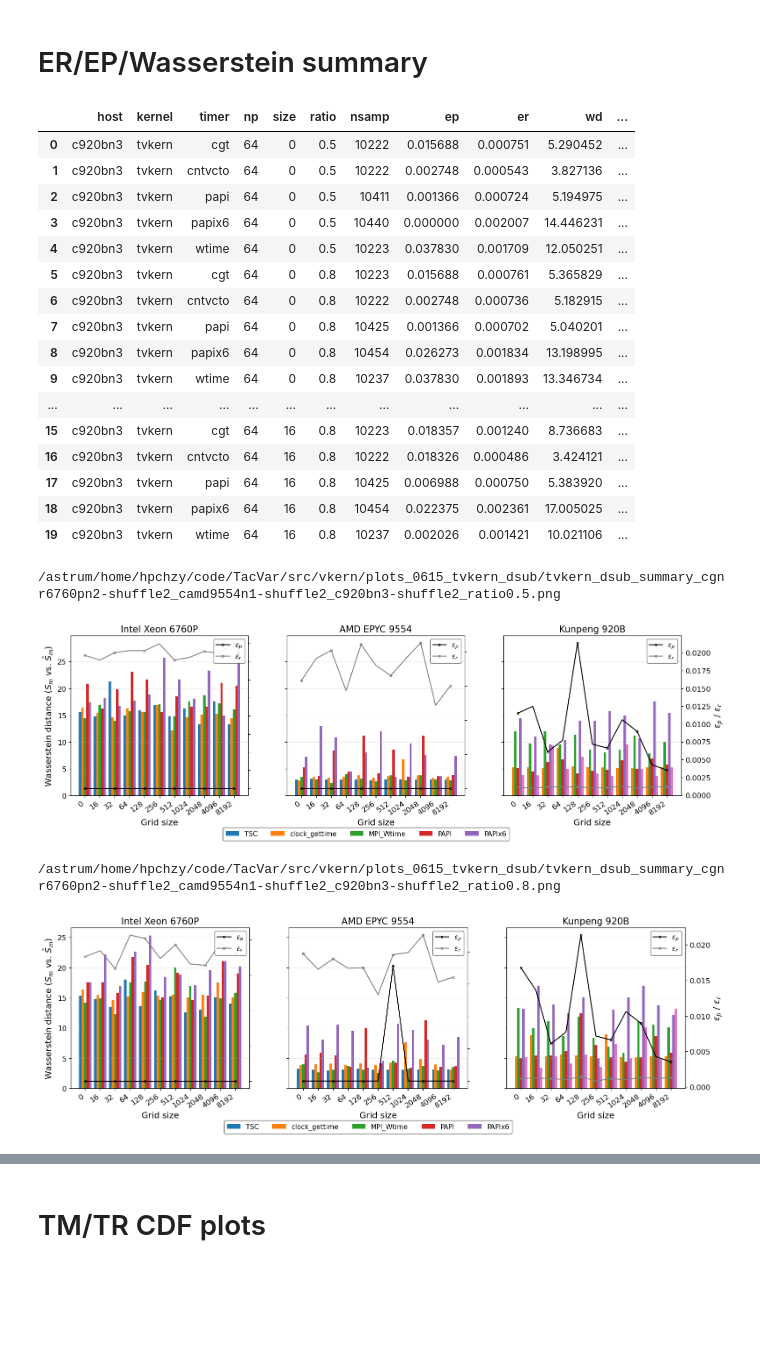
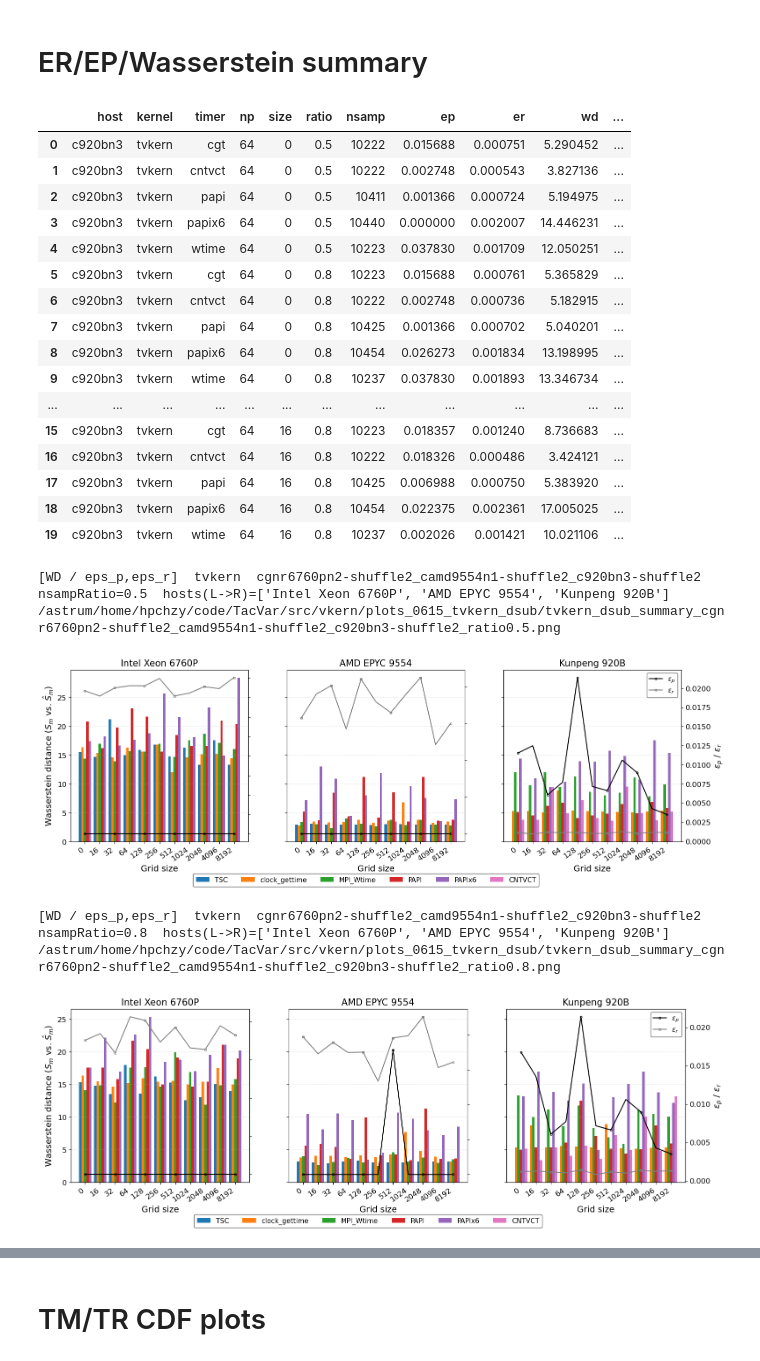
Before and after one commit to HunterHan/TacVar, a Jupyter notebook: src/vkern/plot_entry_filt.tvkern.0615.ipynb, the cells around one changed output, grey strips where cells are left out. Cells and saved outputs as stored; diff of their text form; code cells hidden in the pictures; blank space fills up the shorter version.

```diff
--- a/src/vkern/plot_entry_filt.tvkern.0615.ipynb
+++ b/src/vkern/plot_entry_filt.tvkern.0615.ipynb
@@ -82,7 +82,7 @@ TIMER_COLORS = {
     'tsc': '#1f77b4',
     'tsc_fence': '#4f8dd3',
     'tsc_native': '#17becf',
-    'cntvct': '#00a6d6',
+    'cntvct': '#e377c2',
     'cntvcto': '#e377c2',
 }
 
@@ -240,6 +240,7 @@ entries.sort_values(['host', 'kernel', 'np', 'size', 'ratio', 'timer'], inplace=
 print(f'entries: {len(entries)}')
 
 entries = entries[(entries['timer'] != 'cntvct') & (entries['timer'] != 'tsc_native')]
+entries['timer'] = entries['timer'].replace('cntvcto', 'cntvct')
 entries.head(20)
 # %% [output]
 entries: 396
@@ -346,18 +347,18 @@ df[['host', 'kernel', 'timer', 'np', 'size', 'ratio', 'nsamp', 'ep', 'er', 'wd',
 # %% [output]
 |  | host | kernel | timer | np | size | ratio | nsamp | ep | er | wd | ... |
 | 0 | c920bn3 | tvkern | cgt | 64 | 0 | 0.5 | 10222 | 0.015688 | 0.000751 | 5.290452 | ... |
-| 1 | c920bn3 | tvkern | cntvcto | 64 | 0 | 0.5 | 10222 | 0.002748 | 0.000543 | 3.827136 | ... |
+| 1 | c920bn3 | tvkern | cntvct | 64 | 0 | 0.5 | 10222 | 0.002748 | 0.000543 | 3.827136 | ... |
 | 2 | c920bn3 | tvkern | papi | 64 | 0 | 0.5 | 10411 | 0.001366 | 0.000724 | 5.194975 | ... |
 | 3 | c920bn3 | tvkern | papix6 | 64 | 0 | 0.5 | 10440 | 0.000000 | 0.002007 | 14.446231 | ... |
 | 4 | c920bn3 | tvkern | wtime | 64 | 0 | 0.5 | 10223 | 0.037830 | 0.001709 | 12.050251 | ... |
 | 5 | c920bn3 | tvkern | cgt | 64 | 0 | 0.8 | 10223 | 0.015688 | 0.000761 | 5.365829 | ... |
-| 6 | c920bn3 | tvkern | cntvcto | 64 | 0 | 0.8 | 10222 | 0.002748 | 0.000736 | 5.182915 | ... |
+| 6 | c920bn3 | tvkern | cntvct | 64 | 0 | 0.8 | 10222 | 0.002748 | 0.000736 | 5.182915 | ... |
 | 7 | c920bn3 | tvkern | papi | 64 | 0 | 0.8 | 10425 | 0.001366 | 0.000702 | 5.040201 | ... |
 | 8 | c920bn3 | tvkern | papix6 | 64 | 0 | 0.8 | 10454 | 0.026273 | 0.001834 | 13.198995 | ... |
 | 9 | c920bn3 | tvkern | wtime | 64 | 0 | 0.8 | 10237 | 0.037830 | 0.001893 | 13.346734 | ... |
 | ... | ... | ... | ... | ... | ... | ... | ... | ... | ... | ... | ... |
 | 15 | c920bn3 | tvkern | cgt | 64 | 16 | 0.8 | 10223 | 0.018357 | 0.001240 | 8.736683 | ... |
-| 16 | c920bn3 | tvkern | cntvcto | 64 | 16 | 0.8 | 10222 | 0.018326 | 0.000486 | 3.424121 | ... |
+| 16 | c920bn3 | tvkern | cntvct | 64 | 16 | 0.8 | 10222 | 0.018326 | 0.000486 | 3.424121 | ... |
 | 17 | c920bn3 | tvkern | papi | 64 | 16 | 0.8 | 10425 | 0.006988 | 0.000750 | 5.383920 | ... |
 | 18 | c920bn3 | tvkern | papix6 | 64 | 16 | 0.8 | 10454 | 0.022375 | 0.002361 | 17.005025 | ... |
 | 19 | c920bn3 | tvkern | wtime | 64 | 16 | 0.8 | 10237 | 0.002026 | 0.001421 | 10.021106 | ... |
@@ -379,9 +380,12 @@ for ratio, ratio_df in df.groupby('ratio', sort=True):
     hosts = [host for host in HOST_ORDER if host in set(plot_df['host'])]
     if not hosts:
         continue
+    print(f'[WD / eps_p,eps_r]  tvkern  {SHUFFLE_LABEL}  nsampRatio={ratio:g}  hosts(L->R)={[HOST_LABELS.get(h, h) for h in hosts]}')
     fig, axes = plt.subplots(1, len(hosts), figsize=(6.0 * len(hosts), 4.8), sharey=True, constrained_layout=False)
     axes = np.atleast_1d(axes)
 
+    bar_legend = {}
+    eps_handles = None
     for ax1, host in zip(axes, hosts):
         host_df = plot_df[plot_df['host'] == host].copy()
         timers = sorted(host_df['timer'].unique(), key=timer_sort_key)
@@ -391,48 +395,48 @@ for ratio, ratio_df in df.groupby('ratio', sort=True):
         for i, timer in enumerate(timers):
             sub = host_df[host_df['timer'] == timer].set_index('size_str').reindex(size_order)
             offset = (i - (len(timers) - 1) / 2) * width
-            ax1.bar(x + offset, sub[metric_bar], width=width, label=timer_label(timer), color=TIMER_COLORS.get(timer))
+            b = ax1.bar(x + offset, sub[metric_bar], width=width, label=timer_label(timer), color=TIMER_COLORS.get(timer))
+            bar_legend.setdefault(timer_label(timer), b)
 
         ax1.set_title(HOST_LABELS.get(host, host), fontsize=TITLE_FONTSIZE)
         ax1.set_xlabel('Grid size', fontsize=AXIS_LABEL_FONTSIZE)
         ax1.set_xticks(x)
         ax1.set_xticklabels(size_order, rotation=35, ha='right', fontsize=TICK_FONTSIZE)
         ax1.grid(axis='y', linestyle='--', alpha=0.35)
         ax1.tick_params(axis='y', labelsize=TICK_FONTSIZE)
         if ax1 is axes[0]:
             ax1.set_ylabel(r'Wasserstein distance ($S_m$ vs. $\hat{S}_m$)', fontsize=AXIS_LABEL_FONTSIZE)
 
         ax2 = ax1.twinx()
         line_df = host_df.groupby('size_str', observed=True)[line_metrics].mean().reindex(size_order)
         ep_line, = ax2.plot(x, line_df['ep'], marker='o', markevery=2, markersize=3.2, markerfacecolor='none', markeredgewidth=0.8, label=r'$\epsilon_p$', color='black')
         er_line, = ax2.plot(x, line_df['er'], marker='s', markevery=2, markersize=3.2, markerfacecolor='none', markeredgewidth=0.8, label=r'$\epsilon_r$', color='gray')
-        # ax2.set_ylim(0, 0.05)
+        eps_handles = [ep_line, er_line]
         ax2.tick_params(axis='y', labelsize=TICK_FONTSIZE)
         if ax1 is axes[-1]:
             ax2.set_ylabel(r'$\epsilon_p$ / $\epsilon_r$', fontsize=AXIS_LABEL_FONTSIZE)
+            ax2.legend(handles=eps_handles, loc='upper right', fontsize=LEGEND_FONTSIZE, frameon=True, framealpha=0.9, edgecolor='0.35')
         else:
             ax2.set_yticklabels([])
-        ax2.legend(handles=[ep_line, er_line], loc='upper right', fontsize=LEGEND_FONTSIZE, frameon=True, framealpha=0.9, edgecolor='0.35')
 
-    handles, labels = axes[0].get_legend_handles_labels()
     fig.legend(
-        handles, labels,
-        ncol=min(6, max(1, len(labels))), fontsize=LEGEND_FONTSIZE,
+        list(bar_legend.values()), list(bar_legend.keys()),
+        ncol=min(6, max(1, len(bar_legend))), fontsize=LEGEND_FONTSIZE,
         loc='lower center', bbox_to_anchor=(0.5, -0.13),
         frameon=True, framealpha=0.95, edgecolor='0.35', borderpad=0.45,
     )
-    # fig.suptitle(f'tvkern dsub, {SHUFFLE_LABEL}, nsampRatio={ratio:g}', y=1.02)
-    # fig.suptitle(f'Wasserstein ', y=1.02)
-    fig.subplots_adjust(bottom=0.10, top=0.86, wspace=0.22)
+    fig.subplots_adjust(bottom=0.10, top=0.92, wspace=0.22)
 
     if SAVE_FIG:
         out = OUT_DIR / f'tvkern_dsub_summary_{SHUFFLE_LABEL}_ratio{ratio:g}.png'
         fig.savefig(out, dpi=220, bbox_inches='tight')
         print(out)
     plt.show()
 # %% [output]
+[WD / eps_p,eps_r]  tvkern  cgnr6760pn2-shuffle2_camd9554n1-shuffle2_c920bn3-shuffle2  nsampRatio=0.5  hosts(L->R)=['Intel Xeon 6760P', 'AMD EPYC 9554', 'Kunpeng 920B']
 /astrum/home/hpchzy/code/TacVar/src/vkern/plots_0615_tvkern_dsub/tvkern_dsub_summary_cgnr6760pn2-shuffle2_camd9554n1-shuffle2_c920bn3-shuffle2_ratio0.5.png
-[figure, old version]
+[figure, new version]
+[WD / eps_p,eps_r]  tvkern  cgnr6760pn2-shuffle2_camd9554n1-shuffle2_c920bn3-shuffle2  nsampRatio=0.8  hosts(L->R)=['Intel Xeon 6760P', 'AMD EPYC 9554', 'Kunpeng 920B']
 /astrum/home/hpchzy/code/TacVar/src/vkern/plots_0615_tvkern_dsub/tvkern_dsub_summary_cgnr6760pn2-shuffle2_camd9554n1-shuffle2_c920bn3-shuffle2_ratio0.8.png
-[figure, old version]
+[figure, new version]
 # %%
```
Also changed, not shown: parts of 3 cells of this notebook, 46 other files.
